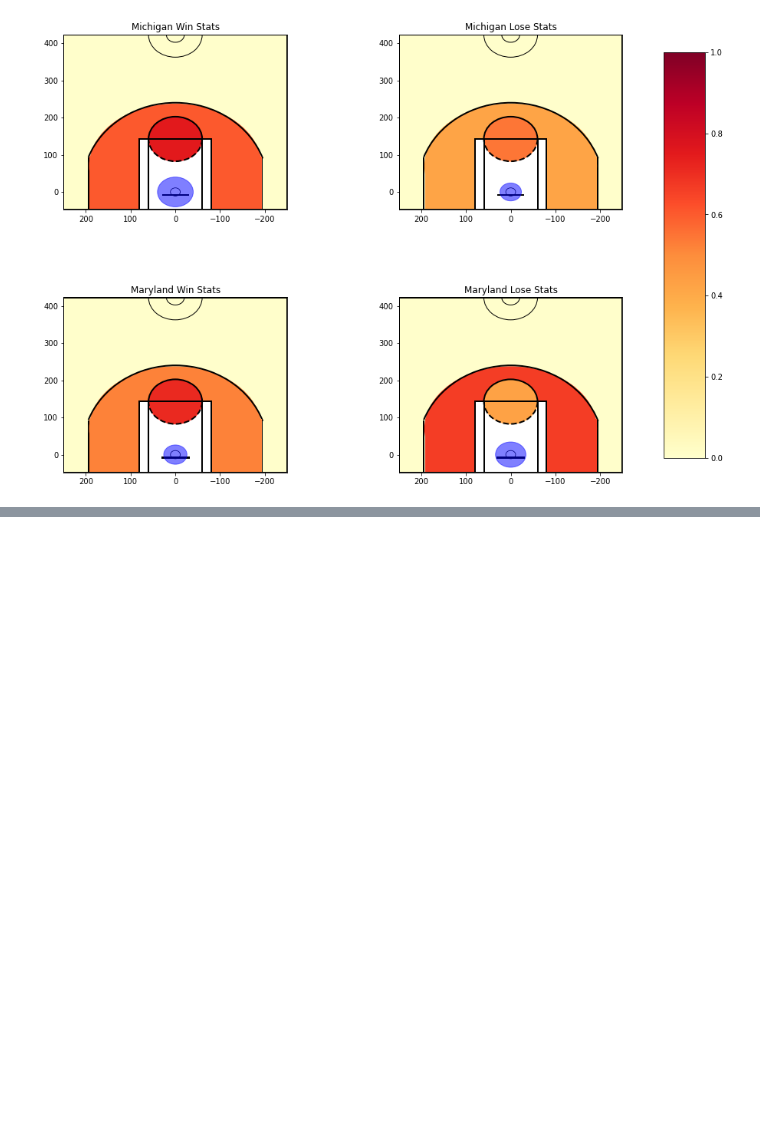
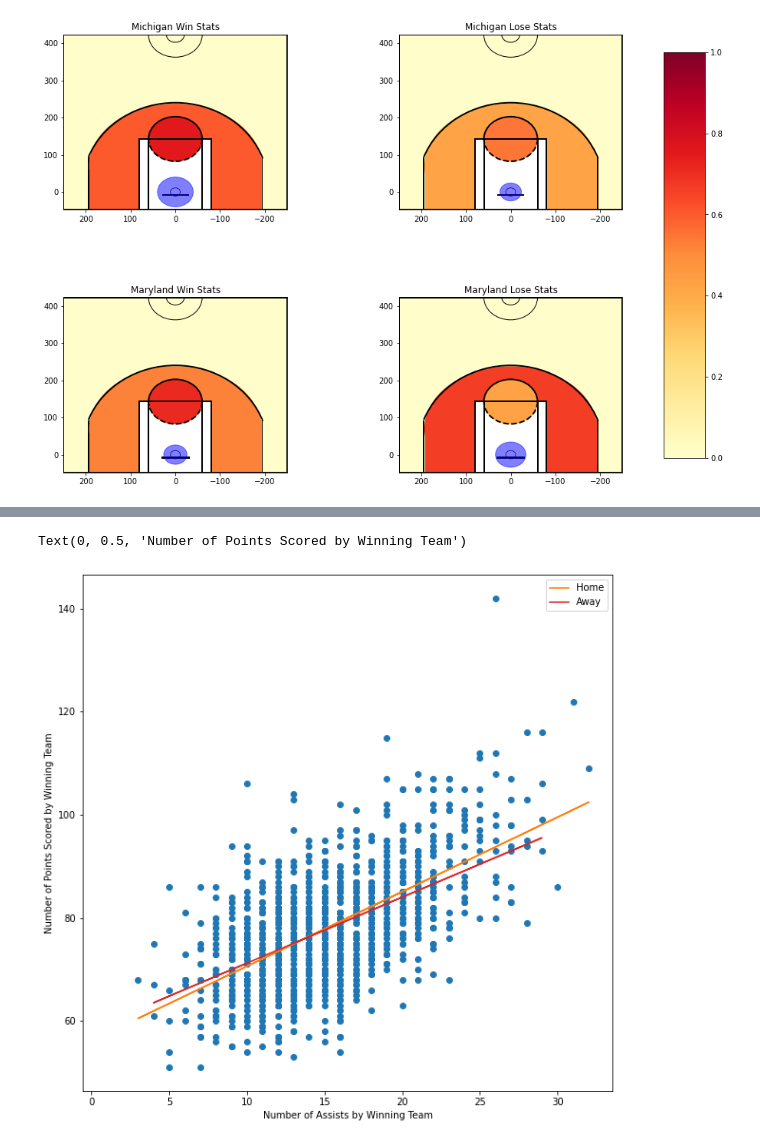
Before and after one commit to suhana-shirol/ballinsights, a Jupyter notebook: dashboard/Dashboard.ipynb, the cells around one changed output, grey strips where cells are left out. Saved outputs shown, nothing was run; the diff lists cells and outputs as text; code cells hidden in the pictures; blank space fills up the shorter version.

```diff
--- a/dashboard/Dashboard.ipynb
+++ b/dashboard/Dashboard.ipynb
@@ -183,0 +222,43 @@ Enter team2:Maryland
+# %%
+X_home_ast = regszn_home['WAst']
+X_home_thrPt = regszn_home['W3Pt%']
+X_home_WDR = regszn_home['WDR']
+y_home = regszn_home['WScore']
+
+X_away_ast = regszn_away['WAst']
+X_away_thrPt = regszn_away['W3Pt%']
+X_away_WDR = regszn_away['WDR']
+y_away = regszn_away['WScore']
+
+# plot different individual variables
+X1_plot = reg_data['WAst']
+X2_plot = reg_data['W3Pt%']
+y_plot = reg_data['WScore']
+
+X_home_ast = sm.add_constant(X_home_ast)
+X_away1 = sm.add_constant(X_away_ast)
+X_home_3pt = sm.add_constant(X_home_thrPt)
+X_away_3pt = sm.add_constant(X_away_thrPt)
+
+lr_home_1 = sm.OLS(y_home, X_home_ast).fit()
+lr_away_1 = sm.OLS(y_away, X_away_ast).fit()
+lr_home_2 = sm.OLS(y_home, X_home_thrPt).fit()
+lr_away_2 = sm.OLS(y_away, X_away_thrPt).fit()
+
+
+f = plt.figure()
+f.set_figwidth(10)
+f.set_figheight(10)
+plt.scatter(X1_plot, y_plot)
+plt.plot(X_home_ast, 56.154 + 1.446*X_home_ast, label='Home')
+plt.plot(X_away1, 58.416 + 1.28*X_away1, label='Away')
+
+handles, labels = plt.gca().get_legend_handles_labels()
+by_label = dict(zip(labels, handles))
+plt.legend(by_label.values(), by_label.keys())
+
+plt.xlabel('Number of Assists by Winning Team')
+plt.ylabel('Number of Points Scored by Winning Team')
+# %% [output]
+Text(0, 0.5, 'Number of Points Scored by Winning Team')
+[figure, added]
```
Also changed, not shown: parts of 10 cells of this notebook.
